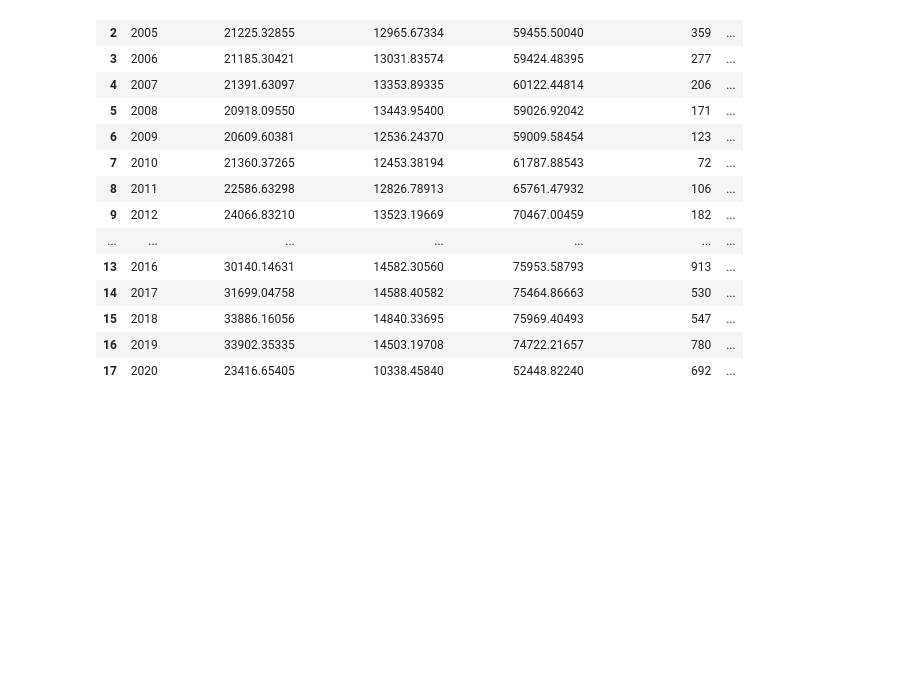
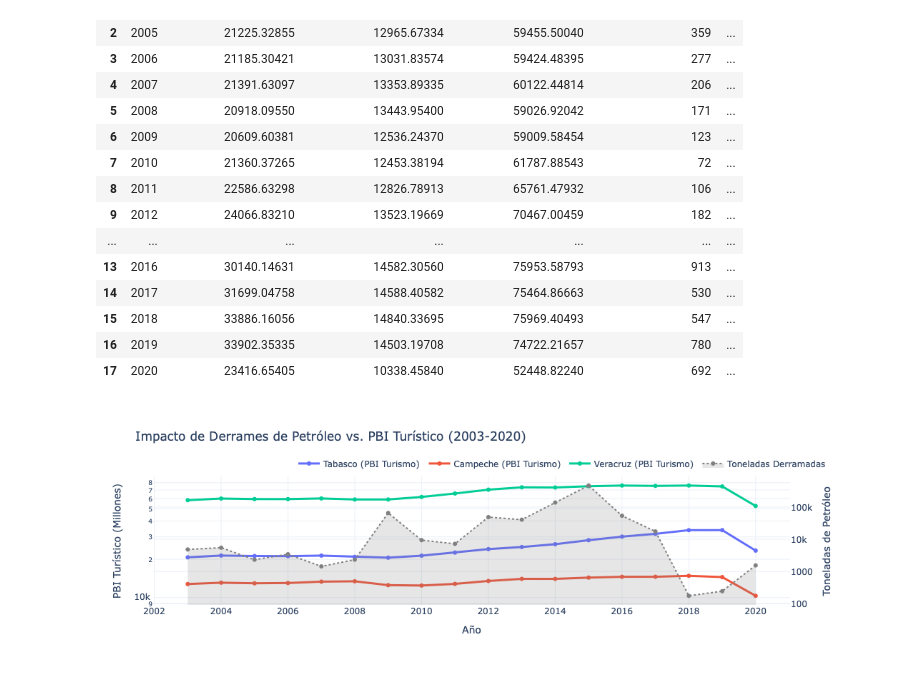
Before and after one commit to nodracPM/HackODS_LosOutliers, a Jupyter notebook: notebooks/ImpactoTurismo_graficas.ipynb, the cells around one changed output. Drawn from its saved outputs; the diff is of its cells as text; code cells hidden in the pictures; blank space fills up the shorter version.

```diff
--- a/notebooks/ImpactoTurismo_gráficas.ipynb
+++ b/notebooks/ImpactoTurismo_graficas.ipynb
@@ -71,3 +71,57 @@ df
 | 15 | 2018 | 33886.16056 | 14840.33695 | 75969.40493 | 547 | ... |
 | 16 | 2019 | 33902.35335 | 14503.19708 | 74722.21657 | 780 | ... |
 | 17 | 2020 | 23416.65405 | 10338.45840 | 52448.82240 | 692 | ... |
+# %%
+import plotly.graph_objects as go
+from plotly.subplots import make_subplots
+import pandas as pd
+
+# 1. Cargar datos (ajustamos la ruta al archivo local)
+df = pd.read_csv('../data/turismo_derrames.csv')
+
+# 2. Limpieza de datos: Convertir la columna de toneladas a numérico
+# Eliminamos las comas de los strings y convertimos a float
+df['Cantidad reportada (toneladas)'] = df['Cantidad reportada (toneladas)'].str.replace(',', '').astype(float)
+
+# Crear figura con eje secundario
+fig = make_subplots(specs=[[{"secondary_y": True}]])
+
+# 3. Agregar líneas de PBI por estado (Eje Y Primario)
+estados = ['Tabasco (PBI Turismo)', 'Campeche (PBI Turismo)', 'Veracruz (PBI Turismo)']
+colores = ['#636EFA', '#EF553B', '#00CC96']
+
+for estado, color in zip(estados, colores):
+    fig.add_trace(
+        go.Scatter(x=df['anio'], y=df[estado], name=estado,
+                   line=dict(width=3, color=color), mode='lines+markers'),
+        secondary_y=False,
+    )
+
+# 4. Agregar el impacto de derrames (Eje Y Secundario)
+# Usamos un gráfico de área para resaltar visualmente el evento
+fig.add_trace(
+    go.Scatter(x=df['anio'], y=df['Cantidad reportada (toneladas)'],
+               name='Toneladas Derramadas',
+               fill='tozeroy', fillcolor='rgba(128, 128, 128, 0.2)',
+               line=dict(color='gray', dash='dot')),
+    secondary_y=True,
+)
+
+# Configuración de diseño
+fig.update_layout(
+    title='Impacto de Derrames de Petróleo vs. PBI Turístico (2003-2020)',
+    xaxis_title='Año',
+    legend=dict(orientation="h", yanchor="bottom", y=1.02, xanchor="right", x=1),
+    template='plotly_white',
+    hovermode='x unified'
+)
+
+
+# Nombres de ejes
+fig.update_yaxes(title_text="PBI Turístico (Millones)", secondary_y=False, type='log')
+fig.update_yaxes(title_text="Toneladas de Petróleo", secondary_y=True, type='log')
+
+# Mostrar gráfico
+fig.show()
+# %% [output]
+[figure, added]
```
Also changed, not shown: 3 other files.
